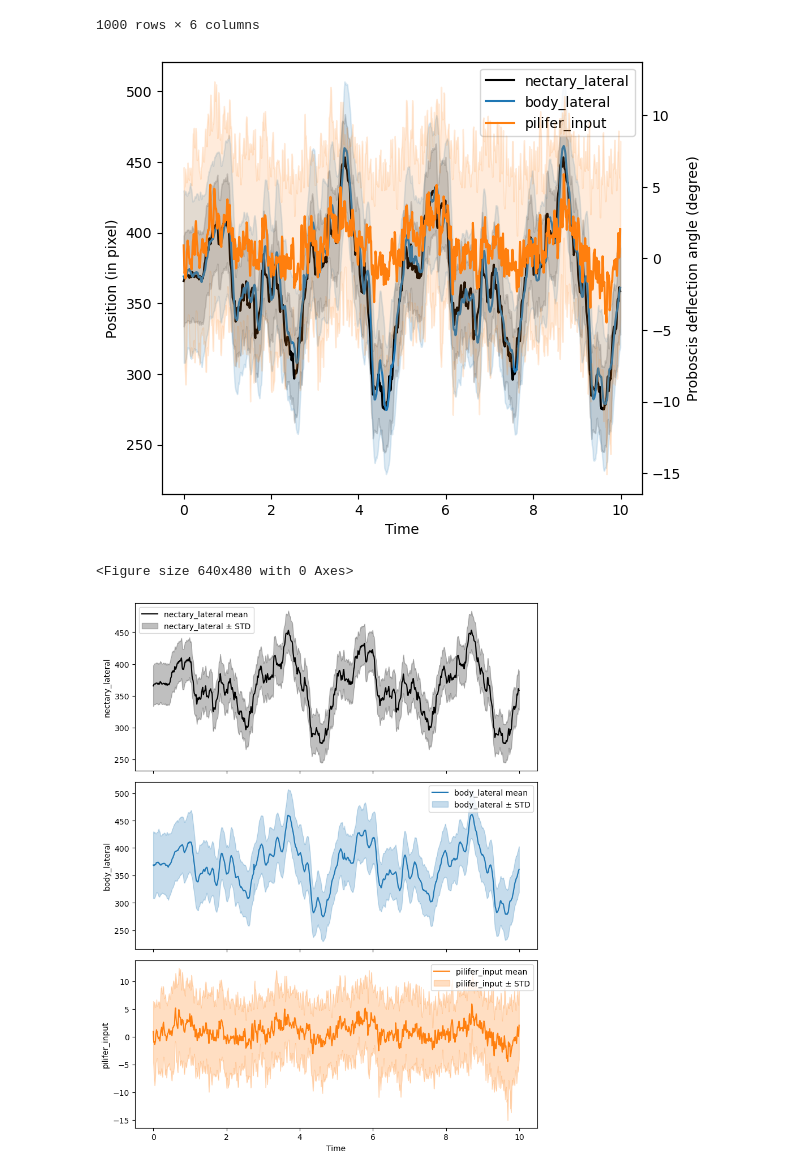
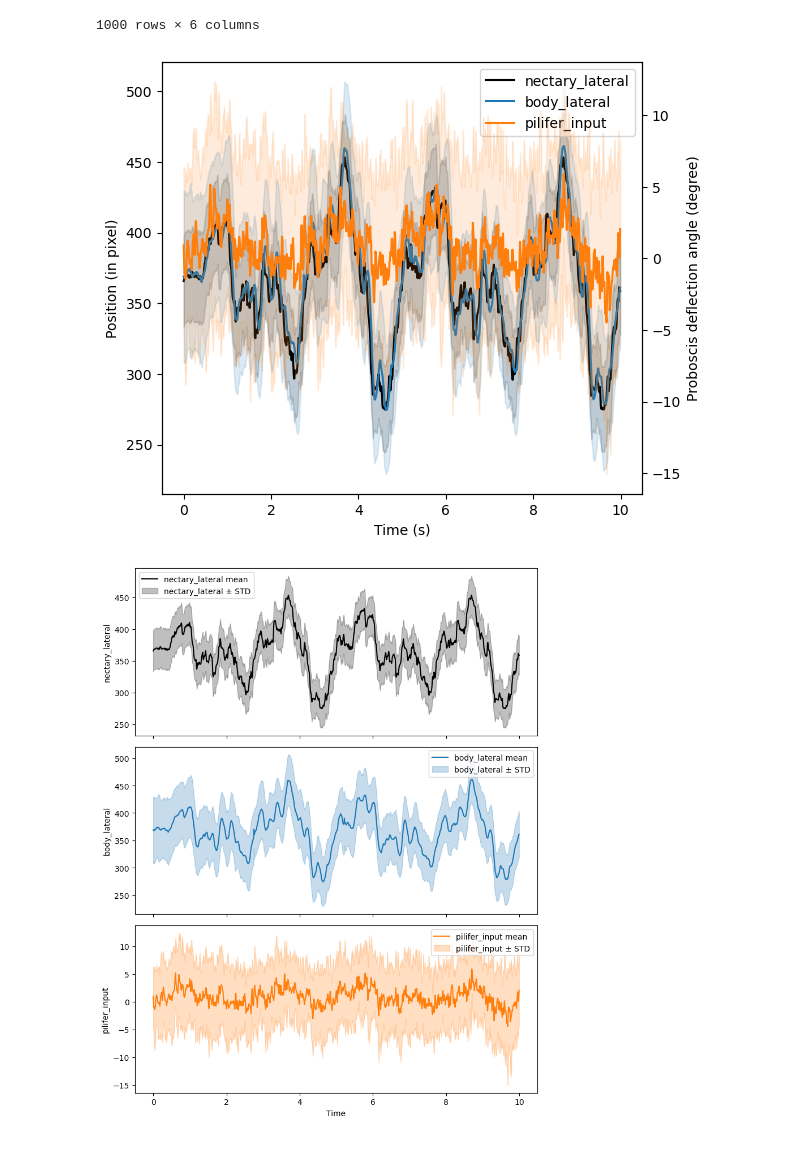
Before and after one commit to TanviDeora/PiliferBehavior, a Jupyter notebook: 04b_VisualizeErrorSignal-MeanStdDev.ipynb, the cells around one changed output. Saved outputs shown, nothing was run; the diff lists cells and outputs as text; code cells hidden in the pictures.

```diff
--- a/04b_VisualizeErrorSignal-MeanStdDev.ipynb
+++ b/04b_VisualizeErrorSignal-MeanStdDev.ipynb
@@ -4,6 +4,10 @@ import numpy as np
 import glob as glob
 import matplotlib.pyplot as plt
 import scipy.signal as signal
+# %%
+import matplotlib
+matplotlib.rcParams['pdf.fonttype'] = 42
+matplotlib.rcParams['ps.fonttype'] = 42
 # %%
 def MakeFigure(ax, ax2, pilifer_signal, body_lateral, nectary_lateral):
 
@@ -103,38 +107,36 @@ col_right  = 'pilifer_input'            # on twin axis
 
 colors_left = ['black', 'tab:blue']
 color_right = 'tab:orange'
 
 # Right axis (third column)
 m = stats[(col_right, 'mean')]
 s = stats[(col_right, 'std')]
 ax2.plot(t, m, color=color_right, label=col_right)
 ax2.fill_between(t, m - s, m + s, color=color_right, alpha=0.15)
 
 # Left axis (first two columns)
 for c, col in zip(colors_left, cols_left):
     m = stats[(col, 'mean')].values
     s = stats[(col, 'std')].values
     ax.plot(t, m, color=c, label=col)
     ax.fill_between(t, m - s, m + s, color=c, alpha = 0.15)
 
 
 
-ax.set_xlabel('Time')
+ax.set_xlabel('Time (s)')
 ax.set_ylabel('Position (in pixel)')
 ax2.set_ylabel('Proboscis deflection angle (degree)')
 
 # Combine legends from both axes
 lines1, labels1 = ax.get_legend_handles_labels()
 lines2, labels2 = ax2.get_legend_handles_labels()
 ax.legend(lines1 + lines2, labels1 + labels2, loc='best')
 
 plt.tight_layout()
+plt.savefig(fig_directory_name + 'MV_allMoth_tracks.pdf')
 plt.show()
-
-plt.savefig(fig_directory_name + 'MV_allMoth_tracks.png')
 # %% [output]
-[figure, old version]
+[figure, new version]
-<Figure size 640x480 with 0 Axes>
 # %%
 import matplotlib.pyplot as plt
 
```
Also changed, not shown: 2 other files.
